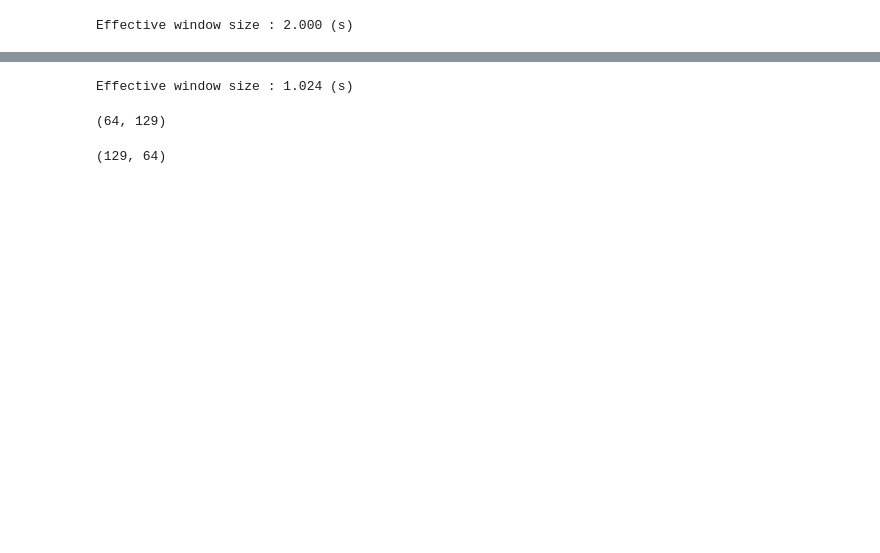
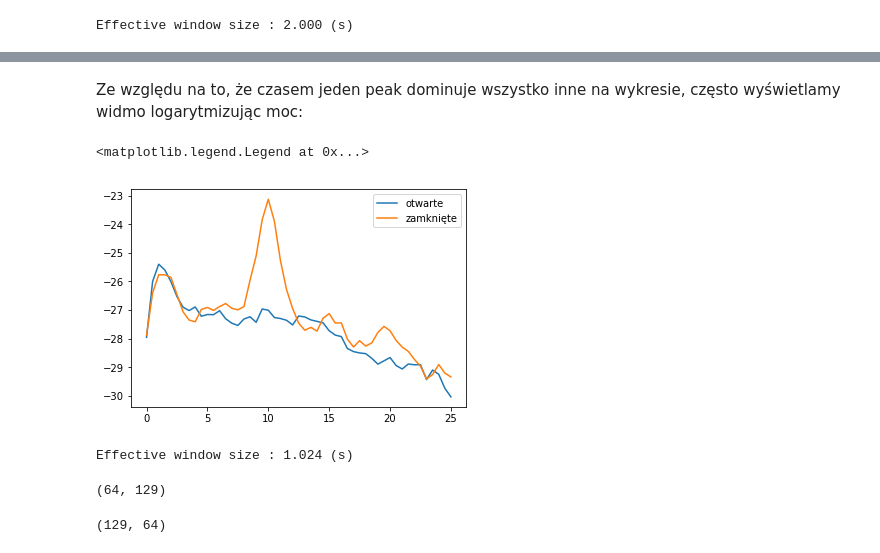
Before and after one commit to mmagnuski/Analiza-Sygnalu-2017, a Jupyter notebook: notebooki/Zajecia_03_fin.ipynb, the cells around one changed output, grey strips where cells are left out. Drawn from its saved outputs; the diff is of its cells as text; code cells hidden in the pictures; blank space fills up the shorter version.

```diff
--- a/notebooki/Zajecia_03_fin.ipynb
+++ b/notebooki/Zajecia_03_fin.ipynb
@@ -160 +160,12 @@ plt.legend()
+# %% [markdown]
+Ze względu na to, że czasem jeden peak dominuje wszystko inne na wykresie, często wyświetlamy widmo logarytmizując moc:
+# %%
+import numpy as np
+
+plt.plot(freq, np.log(psd_op[0]), label='otwarte')
+plt.plot(freq, np.log(psd_closed[0]), label='zamknięte')
+plt.legend()
+# %% [output]
+<matplotlib.legend.Legend at 0x...>
+[figure, added]
 # %%
```
Also changed, not shown: parts of 37 cells of this notebook.
